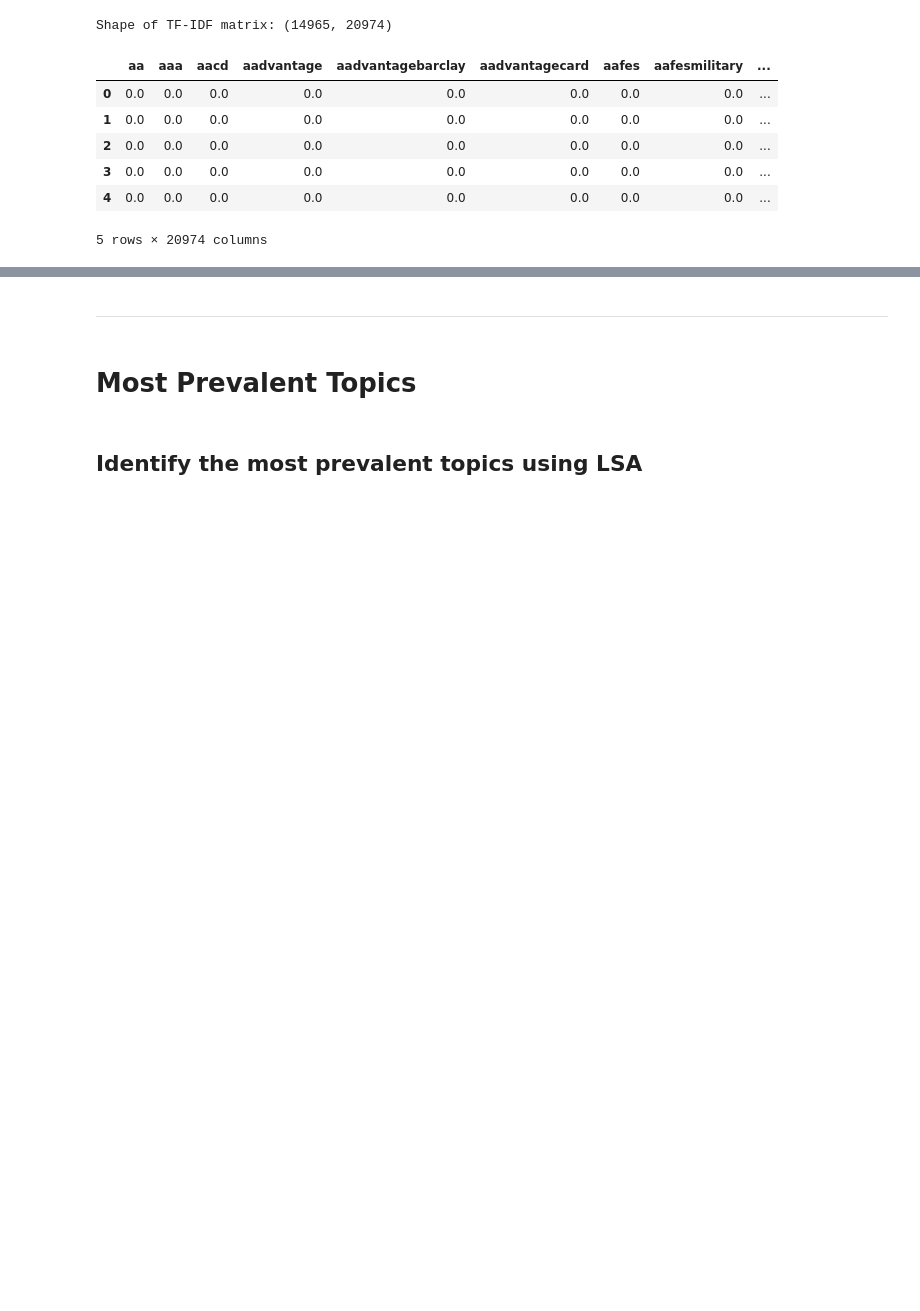
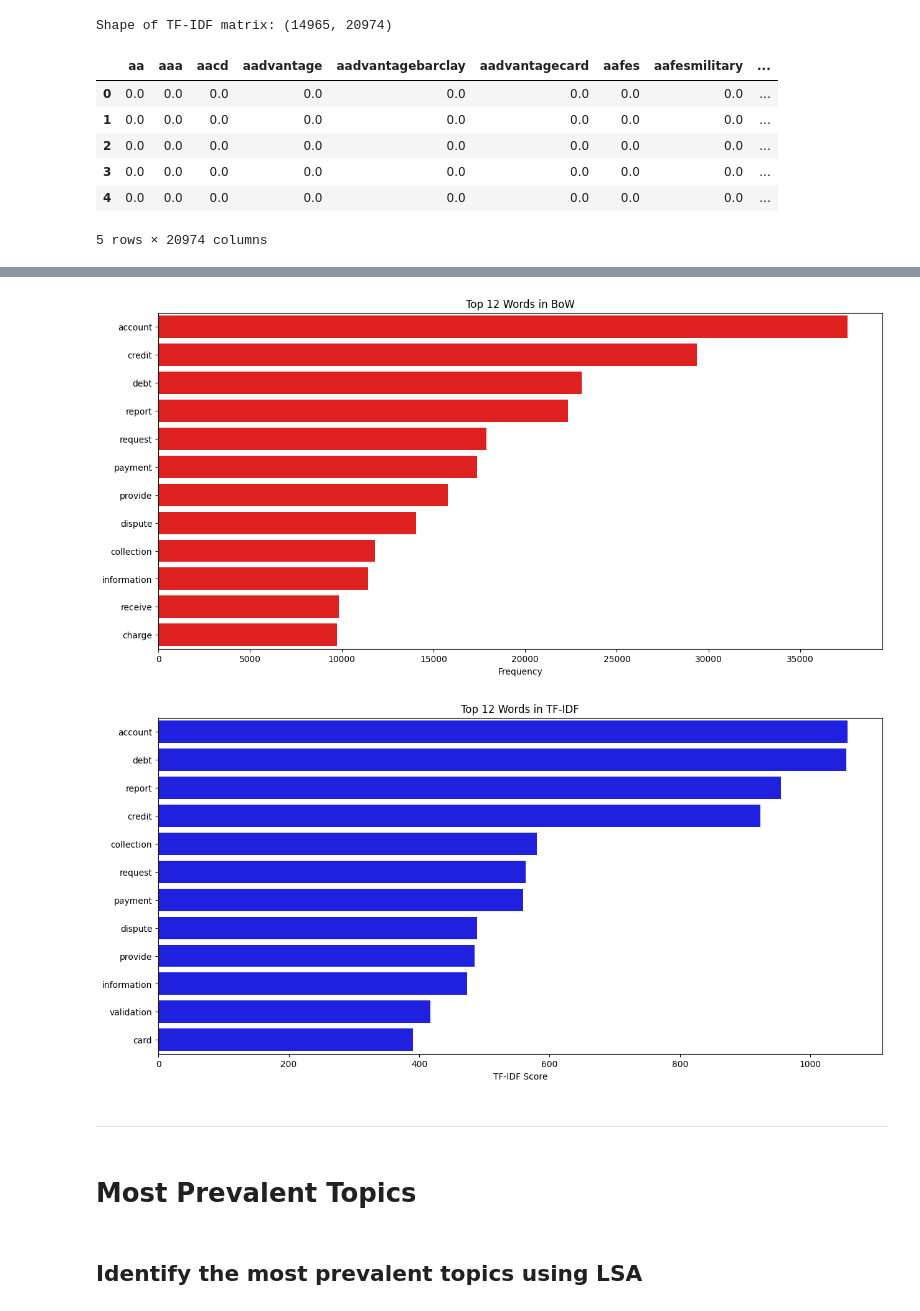
Before and after one commit to melaniedaniel7/CFPB-Text-Analysis-Using-NLP-Techniques, a Jupyter notebook: Task 1: Use NLP techniques to analyze a collection of texts.ipynb, the cells around one changed output, grey strips where cells are left out. Drawn from its saved outputs; the diff is of its cells as text; code cells hidden in the pictures; blank space fills up the shorter version.

```diff
--- a/Task 1: Use NLP techniques to analyze a collection of texts.ipynb
+++ b/Task 1: Use NLP techniques to analyze a collection of texts.ipynb
@@ -293,3 +352,31 @@ Shape of TF-IDF matrix: (14965, 20974)
+# %%
+# From the code above, it is evident that each approach identifies different words as having the highest frequency or level of importance
+# The code below creates a visual representation of the top 12 words for each approach
+# Used the project example for this, provided by the lecturer
+
+import matplotlib.pyplot as plt
+import seaborn as sns
+
+# Plot Top Words from BoW
+plt.figure(figsize=(15,7))
+sns.barplot(x=BoW_df.sum().sort_values(ascending=False)[:12].values,
+            y=BoW_df.sum().sort_values(ascending=False)[:12].index, color='red')
+plt.title('Top 12 Words in BoW')
+plt.xlabel('Frequency')
+plt.ylabel('')
+plt.show()
+
+# Plot Top Words from TF-IDF
+plt.figure(figsize=(15,7))
+sns.barplot(x=TFIDF_df.sum().sort_values(ascending=False)[:12].values,
+            y=TFIDF_df.sum().sort_values(ascending=False)[:12].index, color='blue')
+plt.title('Top 12 Words in TF-IDF')
+plt.xlabel('TF-IDF Score')
+plt.ylabel('')
+plt.show()
+# %% [output]
+[figure, added]
+[figure, added]
 # %% [markdown]
 
 
```
Also changed, not shown: parts of 7 cells of this notebook.
